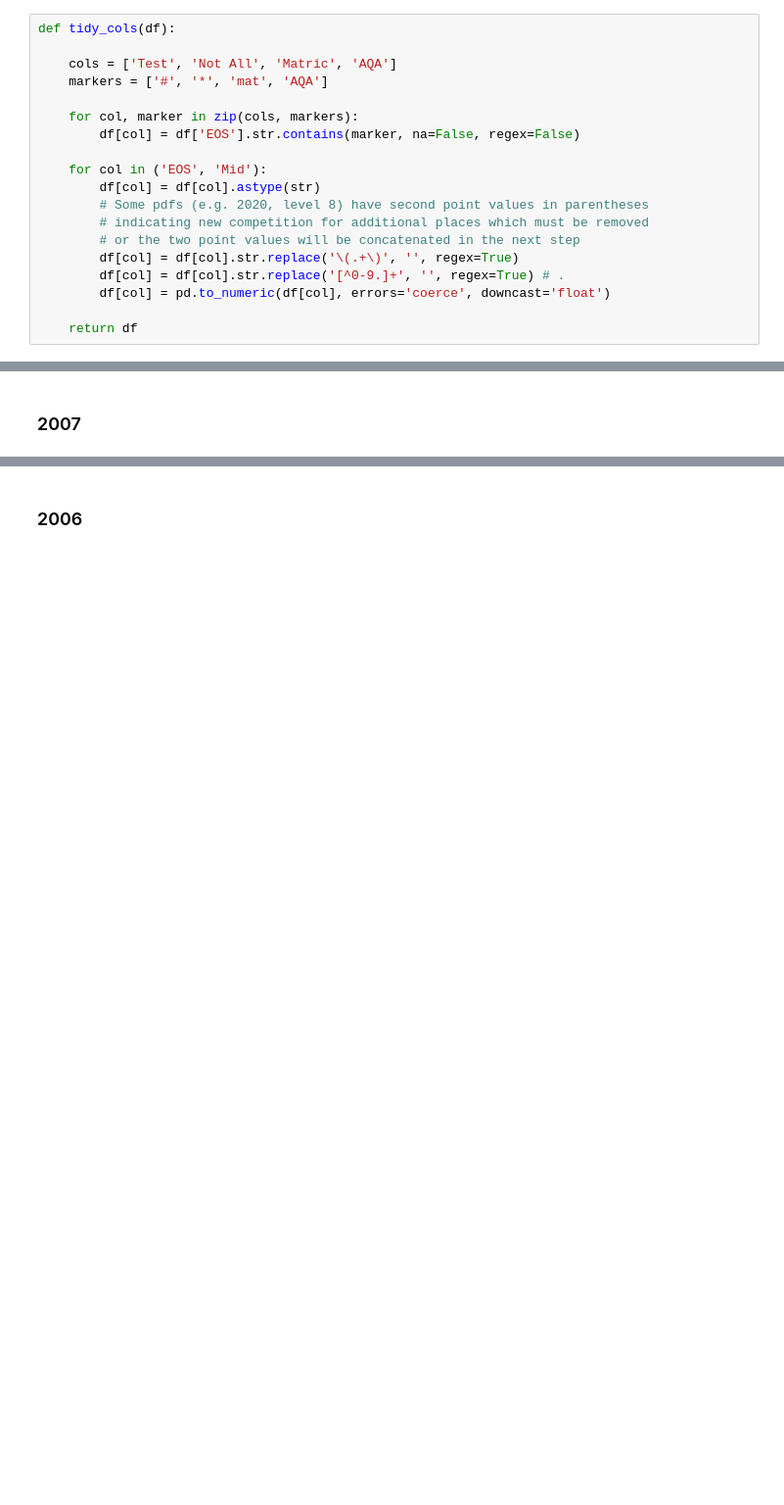
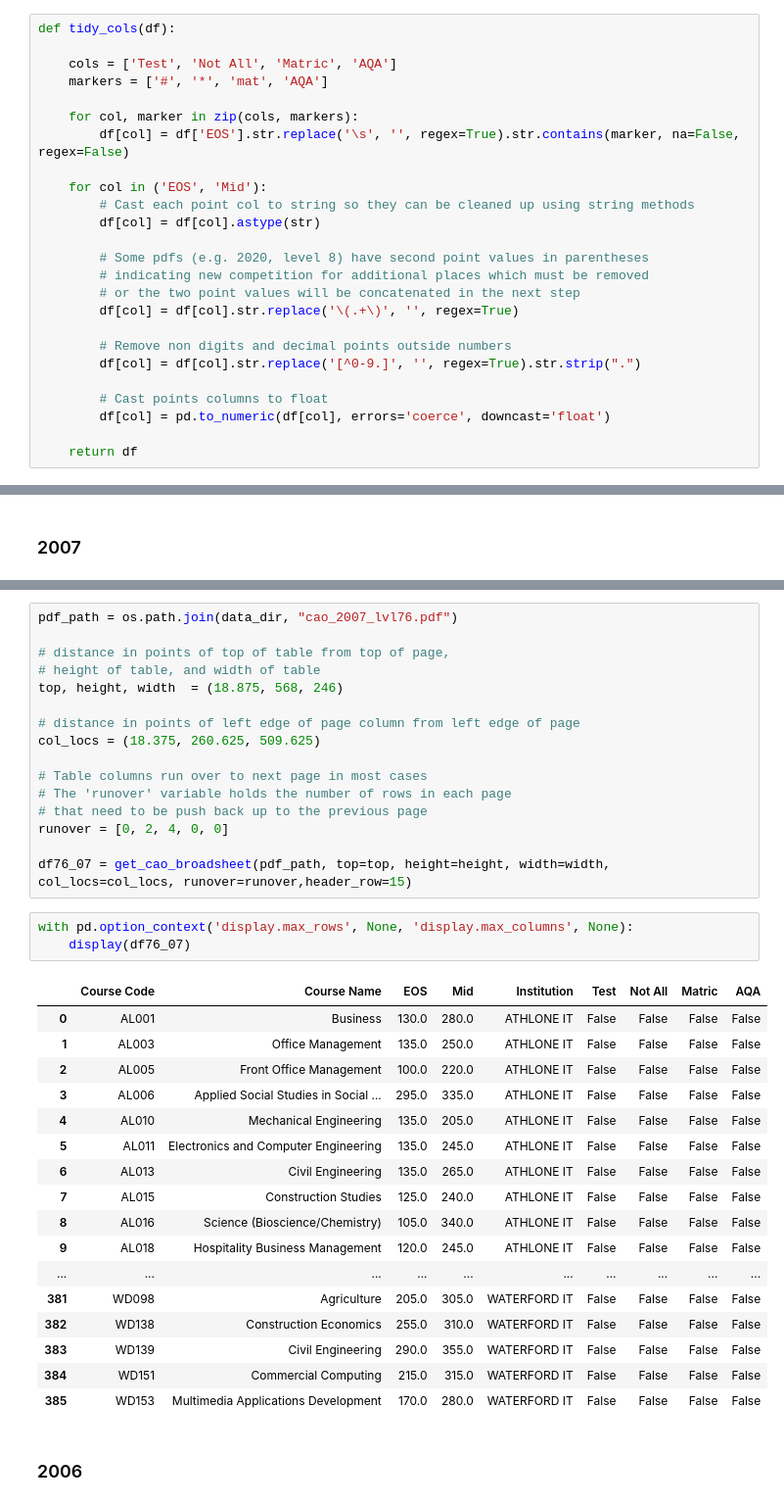
Before and after one commit to fod/fundamentals-data-analysis, a Jupyter notebook: cao.ipynb, the cells around one changed output, grey strips where cells are left out. Shown at 98% size. Saved outputs shown, nothing was run; the diff lists cells and outputs as text; blank space fills up the shorter version.

```diff
--- a/cao.ipynb
+++ b/cao.ipynb
@@ -220,15 +220,21 @@ def tidy_cols(df):
     markers = ['#', '*', 'mat', 'AQA']
 
     for col, marker in zip(cols, markers):
-        df[col] = df['EOS'].str.contains(marker, na=False, regex=False)
+        df[col] = df['EOS'].str.replace('\s', '', regex=True).str.contains(marker, na=False, regex=False)
 
     for col in ('EOS', 'Mid'):
+        # Cast each point col to string so they can be cleaned up using string methods
         df[col] = df[col].astype(str)
+
         # Some pdfs (e.g. 2020, level 8) have second point values in parentheses
         # indicating new competition for additional places which must be removed
         # or the two point values will be concatenated in the next step
         df[col] = df[col].str.replace('\(.+\)', '', regex=True)
-        df[col] = df[col].str.replace('[^0-9.]+', '', regex=True) # .
+
+        # Remove non digits and decimal points outside numbers
+        df[col] = df[col].str.replace('[^0-9.]', '', regex=True).str.strip(".")
+
+        # Cast points columns to float
         df[col] = pd.to_numeric(df[col], errors='coerce', downcast='float')
 
     return df
@@ -849,3 +847,40 @@ with pd.option_context('display.max_rows', None, 'display.max_columns', None):
+# %%
+pdf_path = os.path.join(data_dir, "cao_2007_lvl76.pdf")
+
+# distance in points of top of table from top of page,
+# height of table, and width of table
+top, height, width  = (18.875, 568, 246)
+
+# distance in points of left edge of page column from left edge of page
+col_locs = (18.375, 260.625, 509.625)
+
+# Table columns run over to next page in most cases
+# The 'runover' variable holds the number of rows in each page
+# that need to be push back up to the previous page
+runover = [0, 2, 4, 0, 0]
+
+df76_07 = get_cao_broadsheet(pdf_path, top=top, height=height, width=width, col_locs=col_locs, runover=runover,header_row=15)
+# %%
+with pd.option_context('display.max_rows', None, 'display.max_columns', None):
+    display(df76_07)
+# %% [output]
+|  | Course Code | Course Name | EOS | Mid | Institution | Test | Not All | Matric | AQA |
+| 0 | AL001 | Business | 130.0 | 280.0 | ATHLONE IT | False | False | False | False |
+| 1 | AL003 | Office Management | 135.0 | 250.0 | ATHLONE IT | False | False | False | False |
+| 2 | AL005 | Front Office Management | 100.0 | 220.0 | ATHLONE IT | False | False | False | False |
+| 3 | AL006 | Applied Social Studies in Social ... | 295.0 | 335.0 | ATHLONE IT | False | False | False | False |
+| 4 | AL010 | Mechanical Engineering | 135.0 | 205.0 | ATHLONE IT | False | False | False | False |
+| 5 | AL011 | Electronics and Computer Engineering | 135.0 | 245.0 | ATHLONE IT | False | False | False | False |
+| 6 | AL013 | Civil Engineering | 135.0 | 265.0 | ATHLONE IT | False | False | False | False |
+| 7 | AL015 | Construction Studies | 125.0 | 240.0 | ATHLONE IT | False | False | False | False |
+| 8 | AL016 | Science (Bioscience/Chemistry) | 105.0 | 340.0 | ATHLONE IT | False | False | False | False |
+| 9 | AL018 | Hospitality Business Management | 120.0 | 245.0 | ATHLONE IT | False | False | False | False |
+| ... | ... | ... | ... | ... | ... | ... | ... | ... | ... |
+| 381 | WD098 | Agriculture | 205.0 | 305.0 | WATERFORD IT | False | False | False | False |
+| 382 | WD138 | Construction Economics | 255.0 | 310.0 | WATERFORD IT | False | False | False | False |
+| 383 | WD139 | Civil Engineering | 290.0 | 355.0 | WATERFORD IT | False | False | False | False |
+| 384 | WD151 | Commercial Computing | 215.0 | 315.0 | WATERFORD IT | False | False | False | False |
+| 385 | WD153 | Multimedia Applications Development | 170.0 | 280.0 | WATERFORD IT | False | False | False | False |
 # %% [markdown]
 ### 2006
 # %% [markdown]
```
Also changed, not shown: parts of 7 cells of this notebook.
